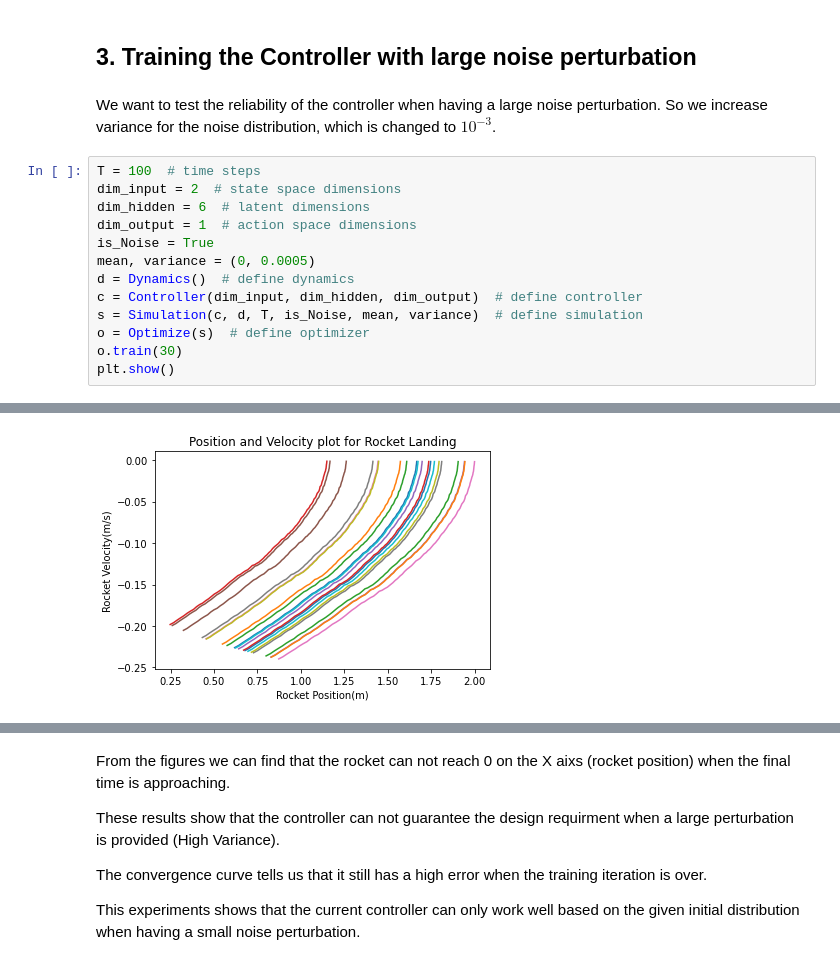
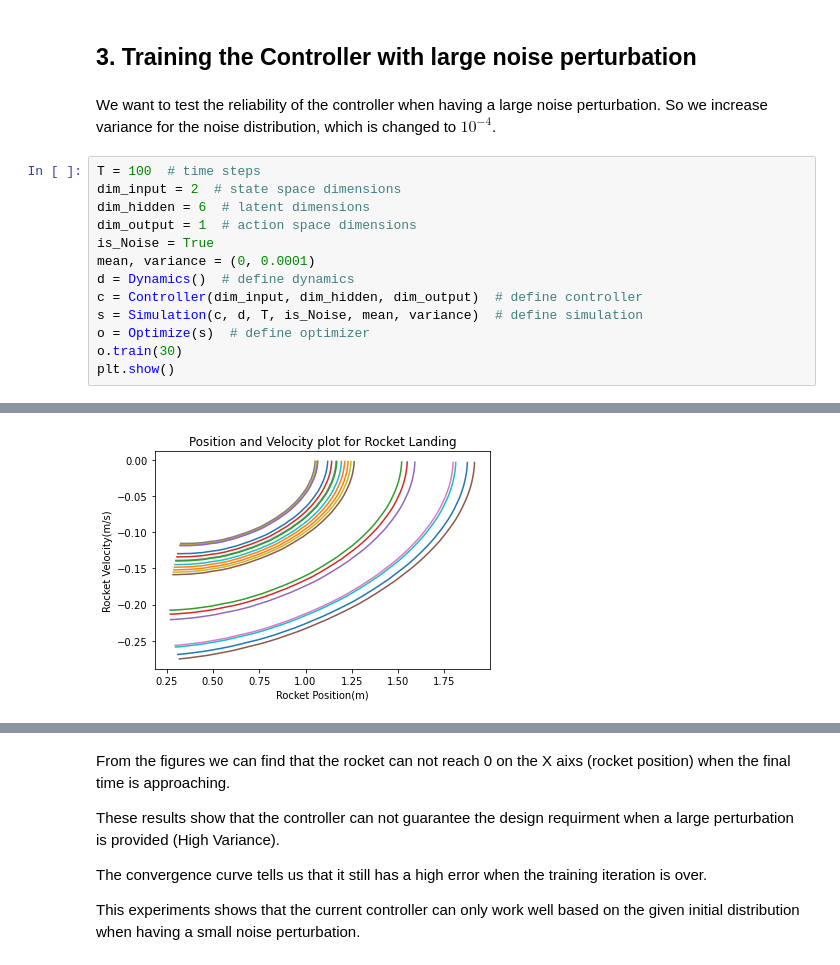
Before and after one commit to toolazytokeep/Design-Optimization, a Jupyter notebook: Project 1/Project 1 Design optimization.ipynb, the cells around one changed output, grey strips where cells are left out. Cells and saved outputs as stored; diff of their text form.

```diff
--- a/Project 1/Project 1 Design optimization.ipynb
+++ b/Project 1/Project 1 Design optimization.ipynb
@@ -280,14 +280,14 @@ plt.show()
 # %% [markdown]
 ## 3. Training the Controller with large noise perturbation
 # %% [markdown]
-We want to test the reliability of the controller when having a large noise perturbation. So we increase variance for the noise distribution, which is changed to $10^{-3}$.
+We want to test the reliability of the controller when having a large noise perturbation. So we increase variance for the noise distribution, which is changed to $10^{-4}$.
 # %%
 T = 100  # time steps
 dim_input = 2  # state space dimensions
 dim_hidden = 6  # latent dimensions
 dim_output = 1  # action space dimensions
 is_Noise = True
-mean, variance = (0, 0.0005)
+mean, variance = (0, 0.0001)
 d = Dynamics()  # define dynamics
 c = Controller(dim_input, dim_hidden, dim_output)  # define controller
 s = Simulation(c, d, T, is_Noise, mean, variance)  # define simulation
@@ -315,4 +315,4 @@ plt.show()
-[figure, old version]
+[figure, new version]
 # %%
 losslistx=[]
 for loss in o.loss_list:
```
Also changed, not shown: parts of 6 cells of this notebook.
